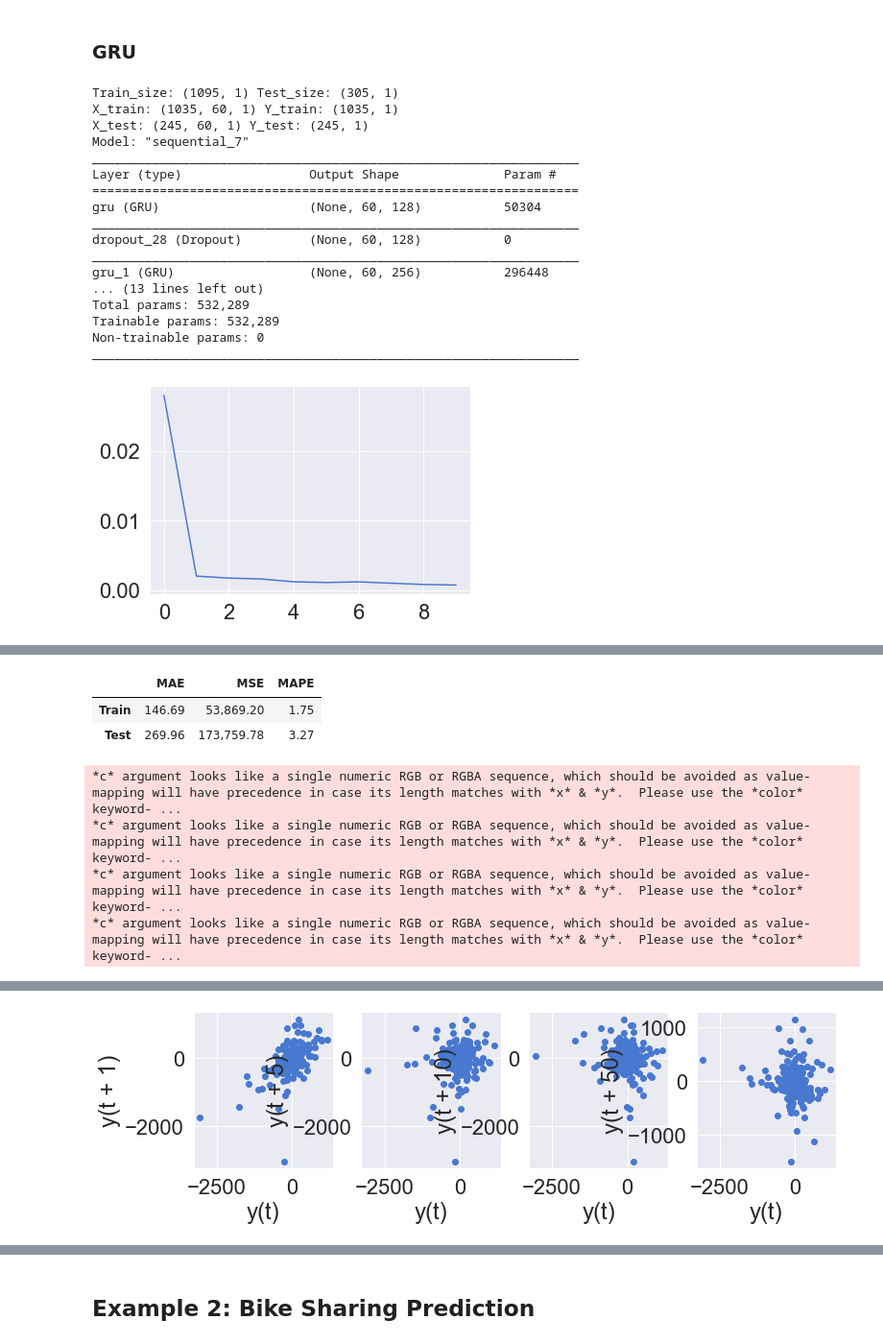
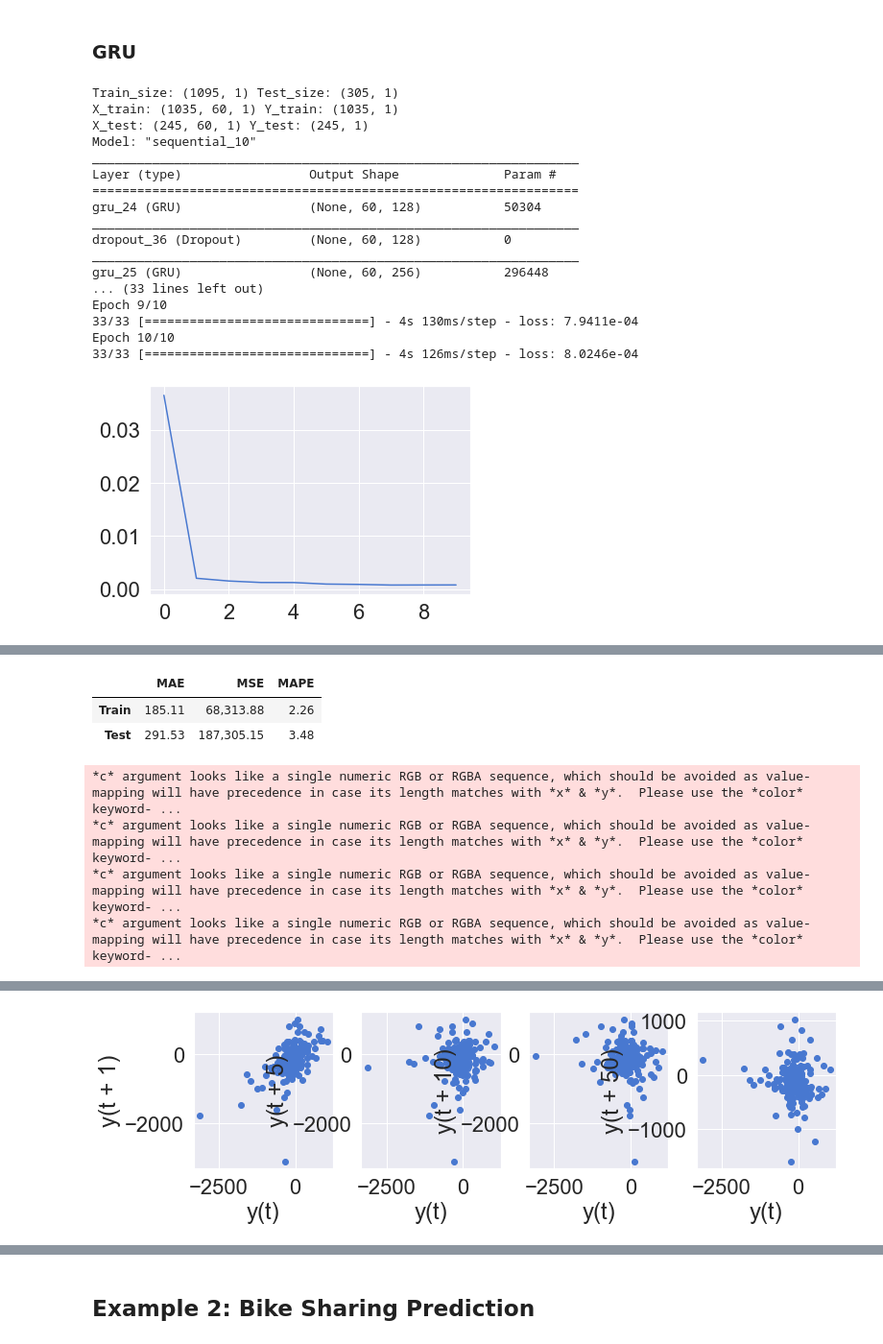
Before and after one commit to thekimk/All-About-Time-Series-Analysis, a Jupyter notebook: Practice8_DataAnalysis_TSDeepLearning_KK.ipynb, the cells around one changed output, grey strips where cells are left out. Shown at 96% size. Drawn from its saved outputs; the diff is of its cells as text; code cells hidden in the pictures.

```diff
--- a/Practice8_DataAnalysis_TSDeepLearning_KK.ipynb
+++ b/Practice8_DataAnalysis_TSDeepLearning_KK.ipynb
@@ -730,10 +691,10 @@ raw_all.index = pd.to_datetime(raw_all.index)
 # Parameters
 criteria = '2020-01-01'
 scaler = preprocessing.MinMaxScaler()
-timewindow = 60
+sequence = 60
 batch_size = 32
 epoch = 10
-verbose = 0
+verbose = 1
 dropout_ratio = 0
 
 # Feature Engineering
@@ -743,19 +704,18 @@ test = raw_all.loc[raw_all.index >= criteria,:]
 print('Train_size:', train.shape, 'Test_size:', test.shape)
 
 ## Scaling
-scaler_tr, scaler_te = scaler, scaler
-train_scaled = scaler_tr.fit_transform(train)
-test_scaled = scaler_te.fit_transform(test)
+train_scaled = scaler.fit_transform(train)
+test_scaled = scaler.fit_transform(test)
 
 ## X / Y Split
 X_train, Y_train = [], []
-for index in range(len(train_scaled) - timewindow):
-    X_train.append(train_scaled[index: index + timewindow])
-    Y_train.append(train_scaled[index + timewindow])
+for index in range(len(train_scaled) - sequence):
+    X_train.append(train_scaled[index: index + sequence])
+    Y_train.append(train_scaled[index + sequence])
 X_test, Y_test = [], []
-for index in range(len(test_scaled) - timewindow):
-    X_test.append(test_scaled[index: index + timewindow])
-    Y_test.append(test_scaled[index + timewindow])
+for index in range(len(test_scaled) - sequence):
+    X_test.append(test_scaled[index: index + sequence])
+    Y_test.append(test_scaled[index + sequence])
 
 ## Retype and Reshape
 X_train, Y_train = np.array(X_train), np.array(Y_train)
@@ -763,7 +723,7 @@ X_test, Y_test = np.array(X_test), np.array(Y_test)
 print('X_train:', X_train.shape, 'Y_train:', Y_train.shape)
 print('X_test:', X_test.shape, 'Y_test:', Y_test.shape)
 
-# LSTM
+# GRU
 model = Sequential()
 model.add(GRU(128, input_shape=(X_train.shape[1], X_train.shape[2]), return_sequences=True, activation='relu'))
 model.add(Dropout(dropout_ratio))
@@ -779,44 +739,44 @@ model.summary()
 model_fit = model.fit(X_train, Y_train,
                       batch_size=batch_size, epochs=epoch,
                       verbose=verbose)
 
 plt.plot(pd.DataFrame(model_fit.history))
 plt.grid(True)
 plt.show()
 
 # prediction
 Y_train_pred = model.predict(X_train)
 Y_test_pred = model.predict(X_test)
 
 # evaluation
 result = model.evaluate(X_test, Y_test_pred)
 if scaler != []:
-    Y_train = scaler_tr.inverse_transform(Y_train)
-    Y_train_pred = scaler_tr.inverse_transform(Y_train_pred)
-    Y_test = scaler_te.inverse_transform(Y_test)
-    Y_test_pred = scaler_te.inverse_transform(Y_test_pred)
+    Y_train = scaler.inverse_transform(Y_train)
+    Y_train_pred = scaler.inverse_transform(Y_train_pred)
+    Y_test = scaler.inverse_transform(Y_test)
+    Y_test_pred = scaler.inverse_transform(Y_test_pred)
 Score_GRU, Residual_tr, Residual_te = evaluation_trte(pd.DataFrame(Y_train), Y_train_pred.flatten(),
                                                       pd.DataFrame(Y_test), Y_test_pred.flatten(), graph_on=True)
 display(Score_GRU)
 
 # error analysis
 error_analysis(Residual_te, ['Error'], pd.DataFrame(X_train.reshape(X_train.shape[0], X_train.shape[1])), graph_on=True)
 # %% [output]
 Train_size: (1095, 1) Test_size: (305, 1)
 X_train: (1035, 60, 1) Y_train: (1035, 1)
 X_test: (245, 60, 1) Y_test: (245, 1)
-Model: "sequential_7"
+Model: "sequential_10"
 _________________________________________________________________
 Layer (type)                 Output Shape              Param #
 =================================================================
-gru (GRU)                    (None, 60, 128)           50304
+gru_24 (GRU)                 (None, 60, 128)           50304
 _________________________________________________________________
-dropout_28 (Dropout)         (None, 60, 128)           0
+dropout_36 (Dropout)         (None, 60, 128)           0
 _________________________________________________________________
-gru_1 (GRU)                  (None, 60, 256)           296448
-... (13 lines left out)
-Total params: 532,289
-Trainable params: 532,289
-Non-trainable params: 0
-_________________________________________________________________
+gru_25 (GRU)                 (None, 60, 256)           296448
+... (33 lines left out)
+Epoch 9/10
+33/33 [==============================] - 4s 130ms/step - loss: 7.9411e-04
+Epoch 10/10
+33/33 [==============================] - 4s 126ms/step - loss: 8.0246e-04
-[figure, old version]
+[figure, new version]
@@ -824,6 +784,6 @@ _________________________________________________________________
 |  | MAE | MSE | MAPE |
-| Train | 146.69 | 53,869.20 | 1.75 |
-| Test | 269.96 | 173,759.78 | 3.27 |
+| Train | 185.11 | 68,313.88 | 2.26 |
+| Test | 291.53 | 187,305.15 | 3.48 |
 *c* argument looks like a single numeric RGB or RGBA sequence, which should be avoided as value-mapping will have precedence in case its length matches with *x* & *y*.  Please use the *color* keyword- ...
 *c* argument looks like a single numeric RGB or RGBA sequence, which should be avoided as value-mapping will have precedence in case its length matches with *x* & *y*.  Please use the *color* keyword- ...
 *c* argument looks like a single numeric RGB or RGBA sequence, which should be avoided as value-mapping will have precedence in case its length matches with *x* & *y*.  Please use the *color* keyword- ...
@@ -844,4 +804,4 @@ _________________________________________________________________
-[figure, old version]
+[figure, new version]
 [figure]
 # %% [markdown]
 ## Example 2: Bike Sharing Prediction
```
Also changed, not shown: parts of 19 cells of this notebook.
